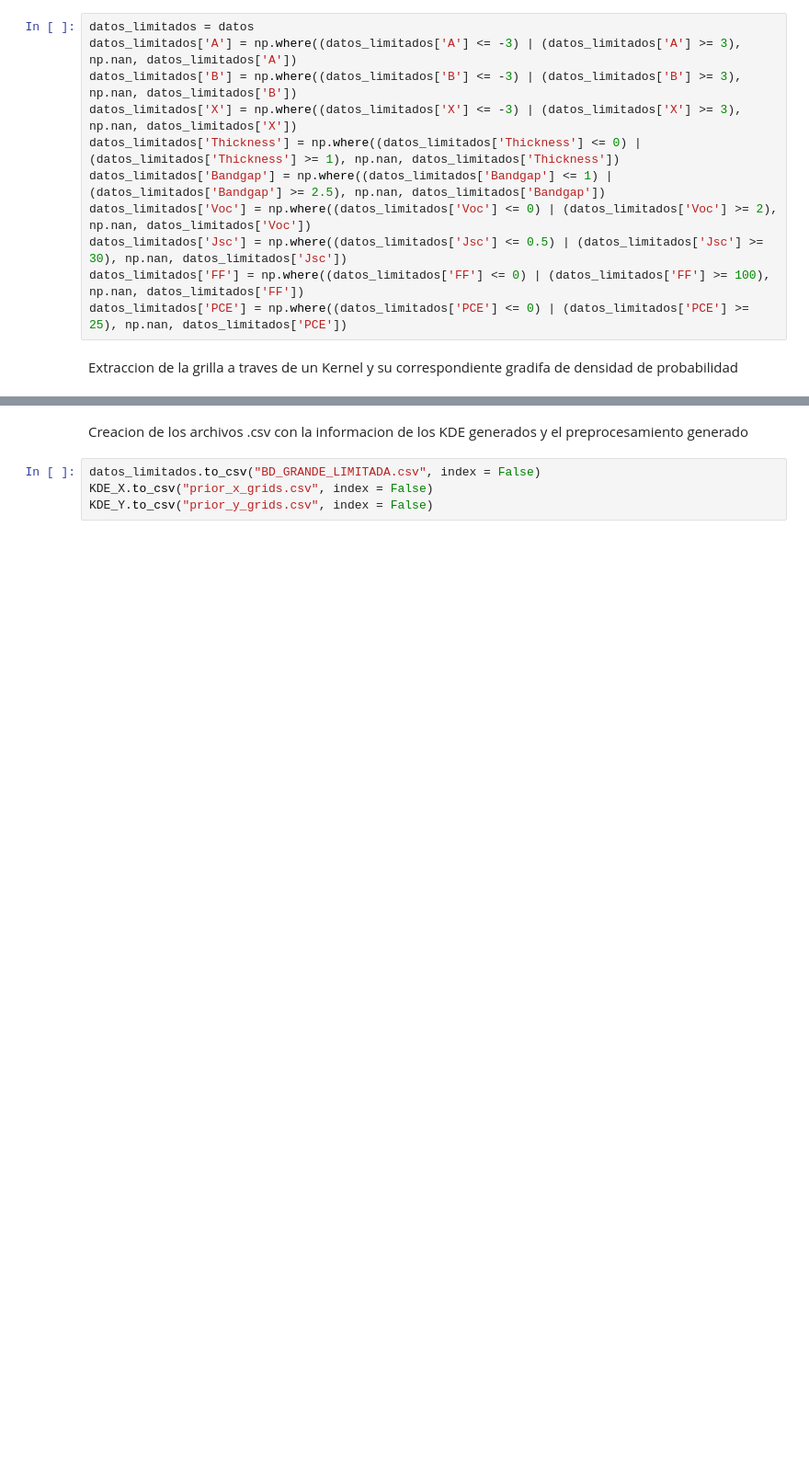
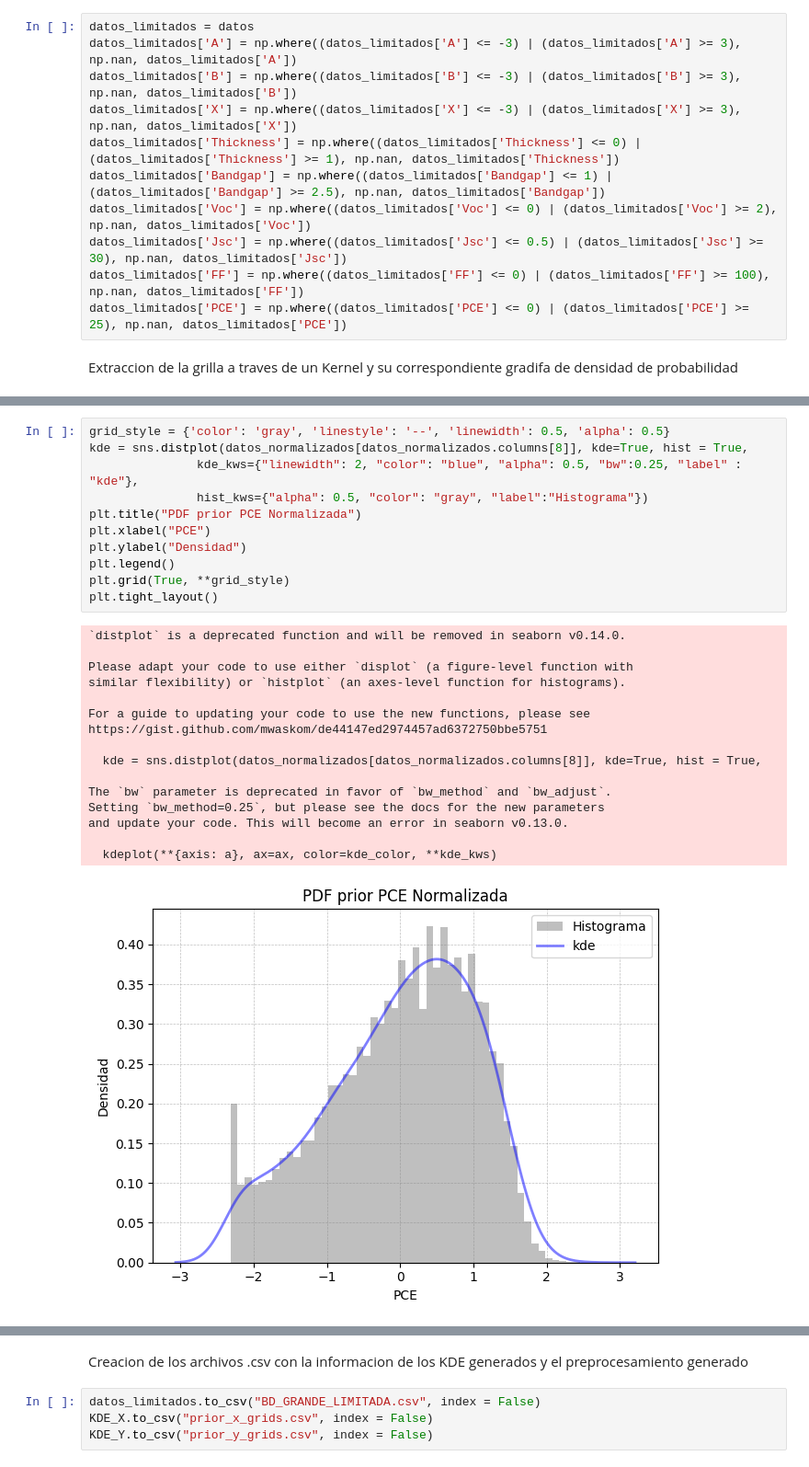
Before and after one commit to MatheoCruz/BLR_imputation_perovskite, a Jupyter notebook: Preprocesamiento_base_datos_complementaria.ipynb, the cells around one changed output, grey strips where cells are left out. Shown at 92% size. Saved outputs shown, nothing was run; the diff lists cells and outputs as text; blank space fills up the shorter version.

```diff
--- a/Preprocesamiento_base_datos_complementaria.ipynb
+++ b/Preprocesamiento_base_datos_complementaria.ipynb
@@ -379 +423,29 @@ and update your code. This will become an error in seaborn v0.13.0.
+# %%
+grid_style = {'color': 'gray', 'linestyle': '--', 'linewidth': 0.5, 'alpha': 0.5}
+kde = sns.distplot(datos_normalizados[datos_normalizados.columns[8]], kde=True, hist = True,
+               kde_kws={"linewidth": 2, "color": "blue", "alpha": 0.5, "bw":0.25, "label" : "kde"},
+               hist_kws={"alpha": 0.5, "color": "gray", "label":"Histograma"})
+plt.title("PDF prior PCE Normalizada")
+plt.xlabel("PCE")
+plt.ylabel("Densidad")
+plt.legend()
+plt.grid(True, **grid_style)
+plt.tight_layout()
+# %% [output]
+`distplot` is a deprecated function and will be removed in seaborn v0.14.0.
+
+Please adapt your code to use either `displot` (a figure-level function with
+similar flexibility) or `histplot` (an axes-level function for histograms).
+
+For a guide to updating your code to use the new functions, please see
+https://gist.github.com/mwaskom/de44147ed2974457ad6372750bbe5751
+
+  kde = sns.distplot(datos_normalizados[datos_normalizados.columns[8]], kde=True, hist = True,
+
+The `bw` parameter is deprecated in favor of `bw_method` and `bw_adjust`.
+Setting `bw_method=0.25`, but please see the docs for the new parameters
+and update your code. This will become an error in seaborn v0.13.0.
+
+  kdeplot(**{axis: a}, ax=ax, color=kde_color, **kde_kws)
+[figure, added]
 # %%
```
Also changed, not shown: parts of 7 cells of this notebook.
